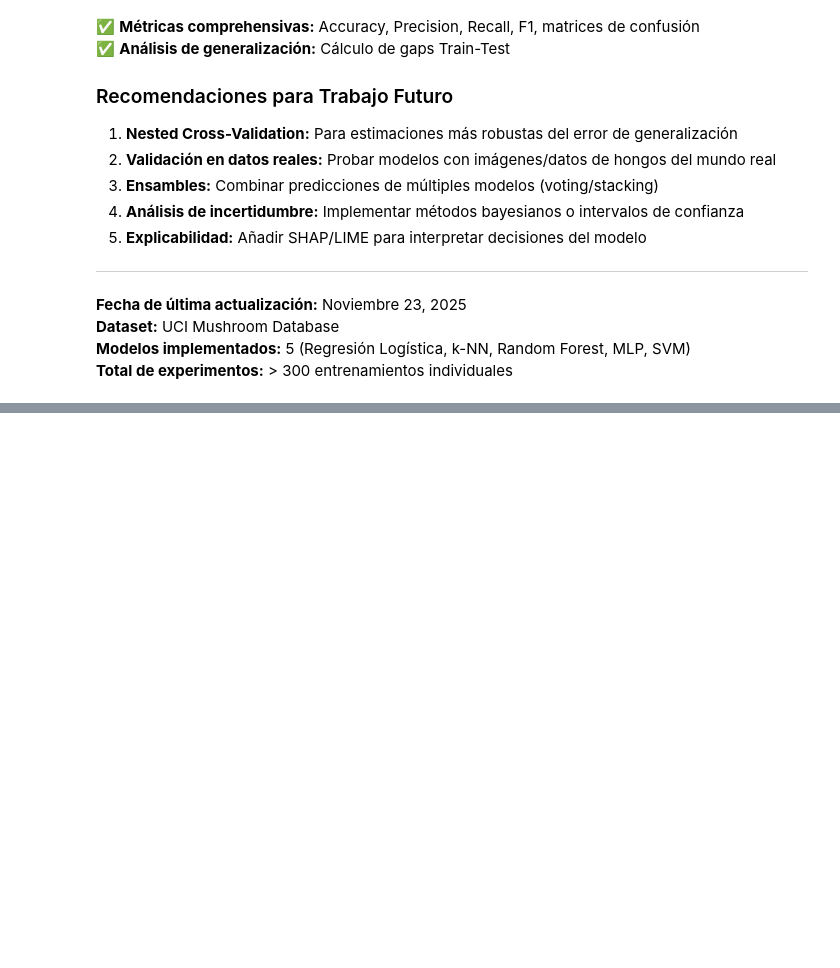
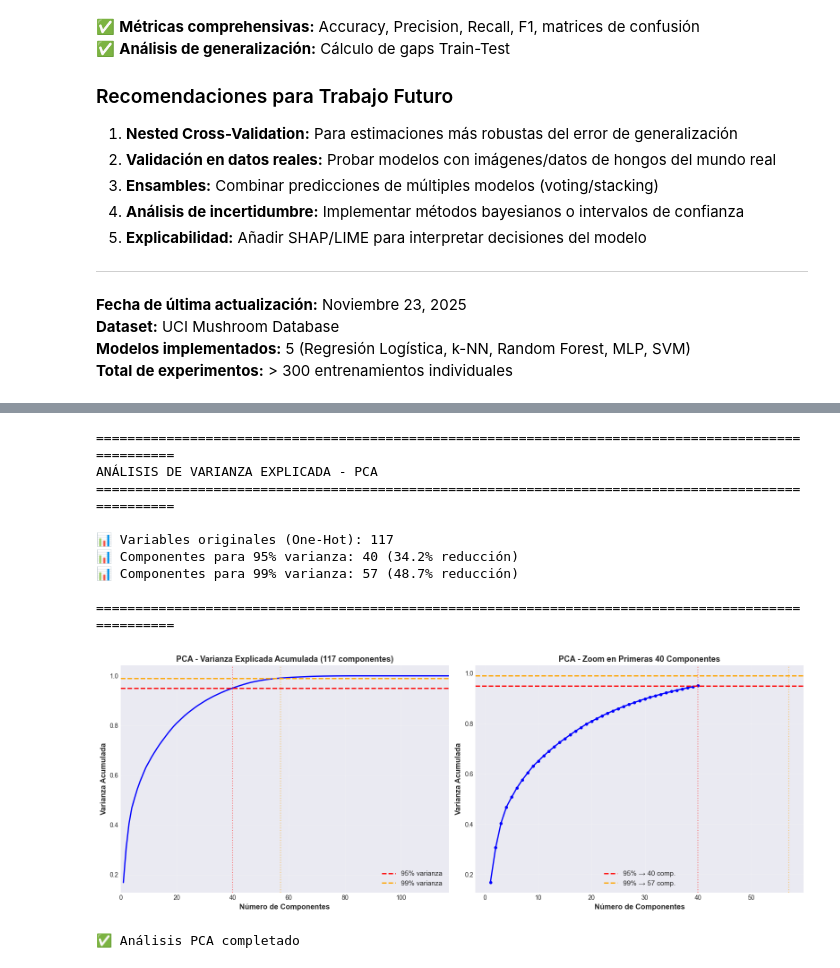
Before and after one commit to caamilo03/Proyecto-final-clasificacion-hongos, a Jupyter notebook: Clasificacion_Hongos_5_Modelos.ipynb, the cells around one changed output, grey strips where cells are left out. Cells and saved outputs as stored; diff of their text form; code cells hidden in the pictures; blank space fills up the shorter version.

```diff
--- a/Clasificacion_Hongos_5_Modelos.ipynb
+++ b/Clasificacion_Hongos_5_Modelos.ipynb
@@ -3271,0 +3454,71 @@ En un sistema de producción para clasificación de hongos:
+# %%
+# ====================================================================================================
+# PASO 1: Aplicar PCA y determinar número de componentes
+# ====================================================================================================
+
+from sklearn.decomposition import PCA
+
+# Aplicar PCA completo para analizar varianza explicada
+pca_full = PCA()
+pca_full.fit(X_onehot)
+
+# Calcular varianza acumulada
+cumulative_variance = np.cumsum(pca_full.explained_variance_ratio_)
+
+# Determinar n_components para 95% y 99% de varianza
+n_components_95 = np.argmax(cumulative_variance >= 0.95) + 1
+n_components_99 = np.argmax(cumulative_variance >= 0.99) + 1
+
+print(f"{'='*100}")
+print(f"ANÁLISIS DE VARIANZA EXPLICADA - PCA")
+print(f"{'='*100}\n")
+print(f"📊 Variables originales (One-Hot): {X_onehot.shape[1]}")
+print(f"📊 Componentes para 95% varianza: {n_components_95} ({n_components_95/117*100:.1f}% reducción)")
+print(f"📊 Componentes para 99% varianza: {n_components_99} ({n_components_99/117*100:.1f}% reducción)")
+print(f"\n{'='*100}\n")
+
+# Visualización de varianza acumulada
+fig, (ax1, ax2) = plt.subplots(1, 2, figsize=(16, 6))
+
+# Gráfica 1: Varianza acumulada completa
+ax1.plot(range(1, len(cumulative_variance) + 1), cumulative_variance, 'b-', linewidth=2)
+ax1.axhline(y=0.95, color='r', linestyle='--', linewidth=2, label='95% varianza')
+ax1.axhline(y=0.99, color='orange', linestyle='--', linewidth=2, label='99% varianza')
+ax1.axvline(x=n_components_95, color='r', linestyle=':', alpha=0.5)
+ax1.axvline(x=n_components_99, color='orange', linestyle=':', alpha=0.5)
+ax1.set_xlabel('Número de Componentes', fontsize=12, fontweight='bold')
+ax1.set_ylabel('Varianza Acumulada', fontsize=12, fontweight='bold')
+ax1.set_title('PCA - Varianza Explicada Acumulada (117 componentes)', fontsize=13, fontweight='bold')
+ax1.grid(True, alpha=0.3)
+ax1.legend(fontsize=11)
+ax1.set_xlim(0, 117)
+
+# Gráfica 2: Zoom en primeras 40 componentes
+ax2.plot(range(1, min(40, len(cumulative_variance)) + 1),
+         cumulative_variance[:40], 'b-', linewidth=2, marker='o', markersize=4)
+ax2.axhline(y=0.95, color='r', linestyle='--', linewidth=2, label=f'95% → {n_components_95} comp.')
+ax2.axhline(y=0.99, color='orange', linestyle='--', linewidth=2, label=f'99% → {n_components_99} comp.')
+ax2.axvline(x=n_components_95, color='r', linestyle=':', alpha=0.5)
+ax2.axvline(x=n_components_99, color='orange', linestyle=':', alpha=0.5)
+ax2.set_xlabel('Número de Componentes', fontsize=12, fontweight='bold')
+ax2.set_ylabel('Varianza Acumulada', fontsize=12, fontweight='bold')
+ax2.set_title('PCA - Zoom en Primeras 40 Componentes', fontsize=13, fontweight='bold')
+ax2.grid(True, alpha=0.3)
+ax2.legend(fontsize=11)
+
+plt.tight_layout()
+plt.show()
+
+print(f"✅ Análisis PCA completado")
+# %% [output]
+====================================================================================================
+ANÁLISIS DE VARIANZA EXPLICADA - PCA
+====================================================================================================
+
+📊 Variables originales (One-Hot): 117
+📊 Componentes para 95% varianza: 40 (34.2% reducción)
+📊 Componentes para 99% varianza: 57 (48.7% reducción)
+
+====================================================================================================
+[figure, added]
+✅ Análisis PCA completado
```
Also changed, not shown: parts of 15 cells of this notebook.
